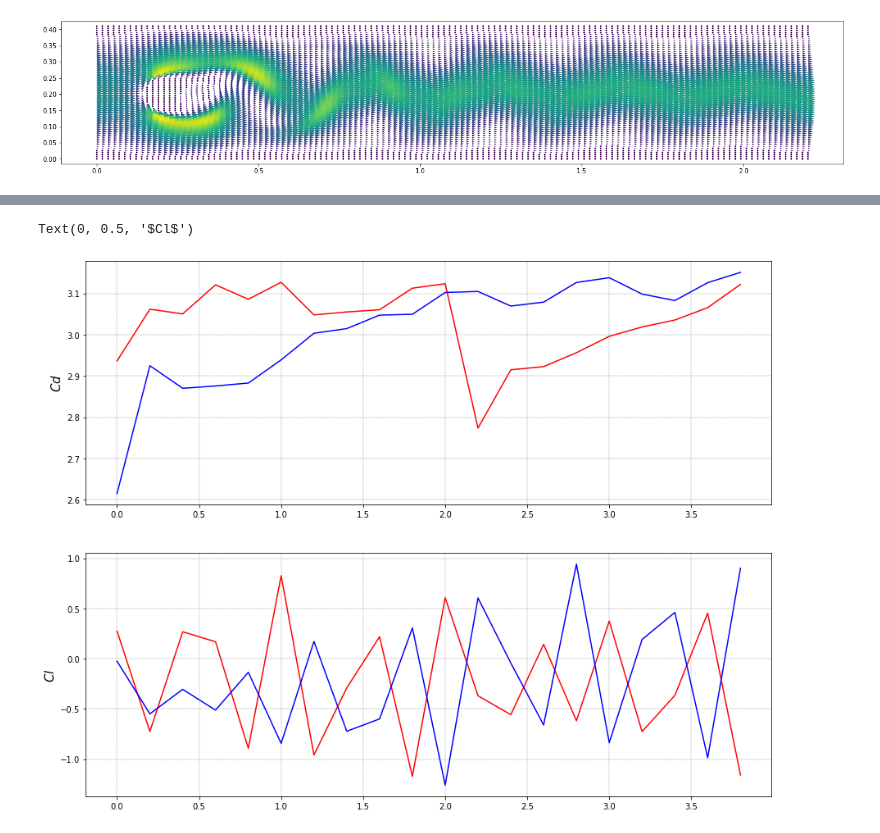
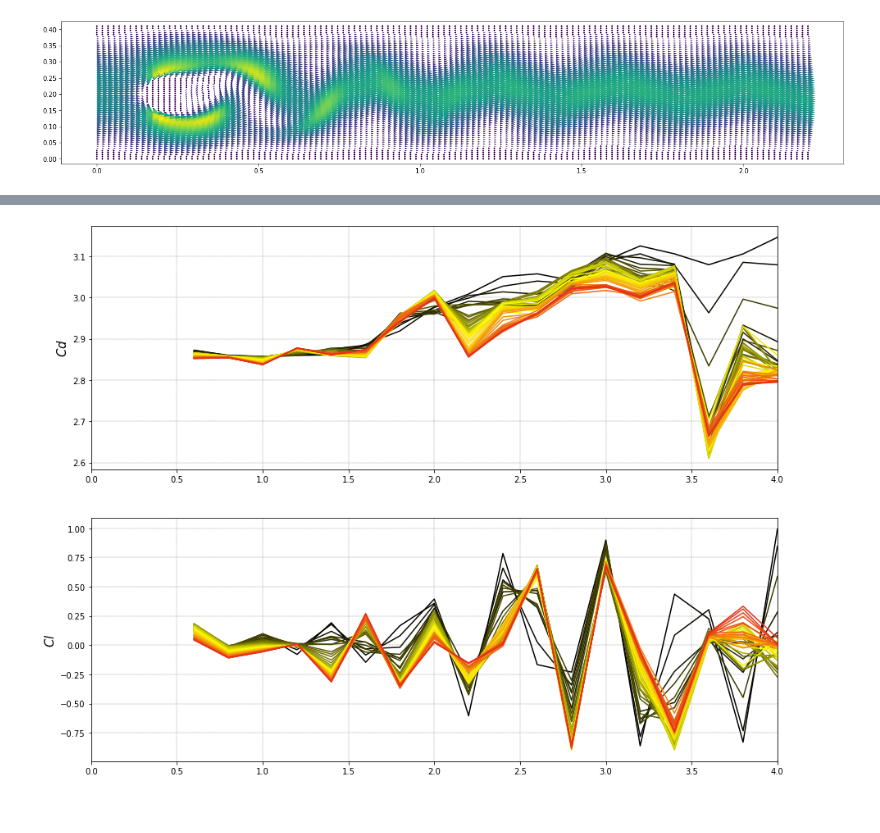
Before and after one commit to AsamaKiseto/Cylinder_Env, a Jupyter notebook: nse/4_nse_test.ipynb, the cells around one changed output, grey strips where cells are left out. Drawn from its saved outputs; the diff is of its cells as text; code cells hidden in the pictures.

```diff
--- a/nse/4_nse_test.ipynb
+++ b/nse/4_nse_test.ipynb
@@ -735,23 +744,31 @@ Text(0, 0.5, '$Cl$')
 # %%
+logs = torch.load('logs/phase2_logs_test')
+Cd_nn = logs['Cd_nn']
+Cl_nn = logs['Cl_nn']
+
+Nk = 50
+k = np.arange(Nk)*10
+t_start = 2
+
 plt.figure(figsize=(15, 12))
 
 ax1 = plt.subplot2grid((2, 2), (0, 0), colspan=2)
 ax2 = plt.subplot2grid((2, 2), (1, 0), colspan=2)
 
-t = np.arange(nt) * 0.2
-k = 128
+t_nn = (np.arange(20) + 1) * 0.2
 
-ax1.plot(t, Cd_nn[k], color='red')
-ax1.plot(t, Cd[k], color='blue')
-ax1.grid(True, lw=0.4, ls="--", c=".50")
-ax1.set_ylabel(r"$Cd$", fontsize=15)
-# ax1.set_xlim(0, 1000)
+for i in range(Nk):
+    Cd = Cd_nn[i].to(torch.device('cpu')).detach().numpy()
+    Cl = Cl_nn[i].to(torch.device('cpu')).detach().numpy()
 
-ax2.plot(t, Cl_nn[k], color='red')
-ax2.plot(t, Cl[k], color='blue')
-ax2.grid(True, lw=0.4, ls="--", c=".50")
-ax2.set_ylabel(r"$Cl$", fontsize=15)
-# ax2.set_xlim(0, 1000)
+    ax1.plot(t_nn[t_start:], Cd[t_start:], color = cmap(i/(Nk+1)))
+    ax1.grid(True, lw=0.4, ls="--", c=".50")
+    ax1.set_ylabel(r"$Cd$", fontsize=15)
+    ax1.set_xlim(0, 4)
+
+    ax2.plot(t_nn[t_start:], Cl[t_start:], color = cmap(i/(Nk+1)))
+    ax2.grid(True, lw=0.4, ls="--", c=".50")
+    ax2.set_ylabel(r"$Cl$", fontsize=15)
+    ax2.set_xlim(0, 4)
 # %% [output]
-Text(0, 0.5, '$Cl$')
-[figure, old version]
+[figure, new version]
```
Also changed, not shown: parts of 1 cell of this notebook, 4 other files.
